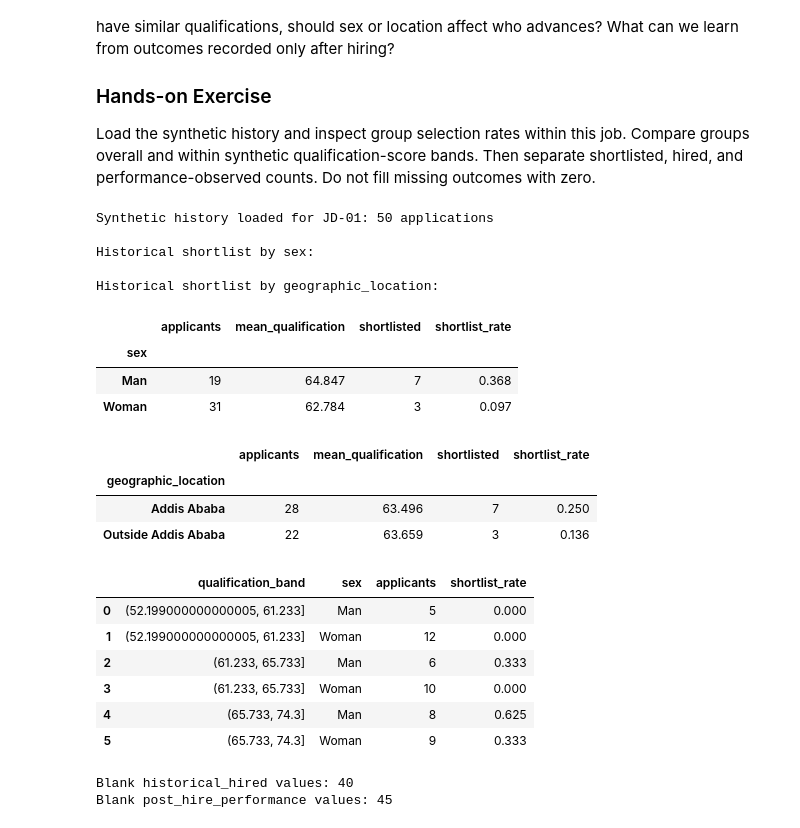
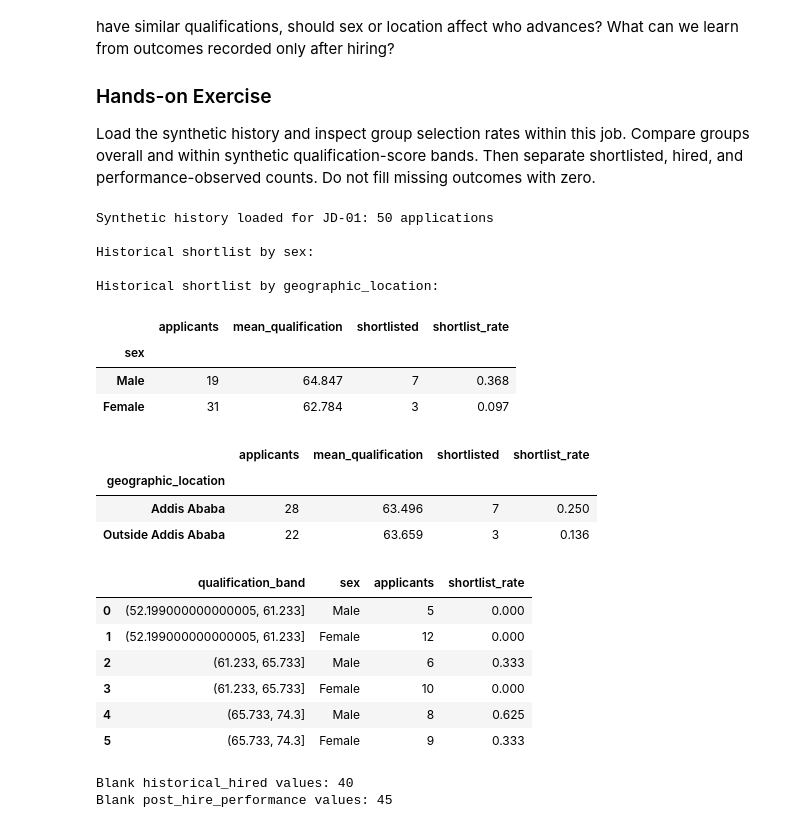
Before and after one commit to 123botieno/HR_use-case, a Jupyter notebook: job-matching-fairness/job_matching_fairness.ipynb, the cells around one changed output. Cells and saved outputs as stored; diff of their text form; code cells hidden in the pictures.

Commit message:
Use female and male labels in Problem 3

```diff
--- a/job-matching-fairness/job_matching_fairness.ipynb
+++ b/job-matching-fairness/job_matching_fairness.ipynb
@@ -304,41 +304,44 @@ print(f"Synthetic history loaded for {JOB_ID}: {len(job_history)} applications")
 for attribute in ['sex', 'geographic_location']:
     summary = job_history.groupby(attribute, observed=True).agg(
         applicants=('candidate_id', 'size'),
         mean_qualification=('simulated_qualification_score', 'mean'),
         shortlisted=('historical_shortlisted', 'sum'),
     )
     summary['shortlist_rate'] = summary.shortlisted / summary.applicants
     print(f"\nHistorical shortlist by {attribute}:")
+    if attribute == 'sex':
+        summary = summary.rename(index={'Woman': 'Female', 'Man': 'Male'})
     display(summary.round(3))
 
 job_history['qualification_band'] = pd.qcut(
     job_history.simulated_qualification_score, q=3, duplicates='drop'
 )
 conditional = job_history.groupby(['qualification_band', 'sex'], observed=True).agg(
     applicants=('candidate_id', 'size'), shortlist_rate=('historical_shortlisted', 'mean')
 ).reset_index()
+conditional['sex'] = conditional['sex'].replace({'Woman': 'Female', 'Man': 'Male'})
 display(conditional.round(3))
 # %% [output]
 Synthetic history loaded for JD-01: 50 applications
 
 Historical shortlist by sex:
 
 Historical shortlist by geographic_location:
 |  | applicants | mean_qualification | shortlisted | shortlist_rate |
 | sex |  |  |  |  |
-| Man | 19 | 64.847 | 7 | 0.368 |
-| Woman | 31 | 62.784 | 3 | 0.097 |
+| Male | 19 | 64.847 | 7 | 0.368 |
+| Female | 31 | 62.784 | 3 | 0.097 |
 |  | applicants | mean_qualification | shortlisted | shortlist_rate |
 | geographic_location |  |  |  |  |
 | Addis Ababa | 28 | 63.496 | 7 | 0.250 |
 | Outside Addis Ababa | 22 | 63.659 | 3 | 0.136 |
 |  | qualification_band | sex | applicants | shortlist_rate |
-| 0 | (52.199000000000005, 61.233] | Man | 5 | 0.000 |
-| 1 | (52.199000000000005, 61.233] | Woman | 12 | 0.000 |
-| 2 | (61.233, 65.733] | Man | 6 | 0.333 |
-| 3 | (61.233, 65.733] | Woman | 10 | 0.000 |
-| 4 | (65.733, 74.3] | Man | 8 | 0.625 |
-| 5 | (65.733, 74.3] | Woman | 9 | 0.333 |
+| 0 | (52.199000000000005, 61.233] | Male | 5 | 0.000 |
+| 1 | (52.199000000000005, 61.233] | Female | 12 | 0.000 |
+| 2 | (61.233, 65.733] | Male | 6 | 0.333 |
+| 3 | (61.233, 65.733] | Female | 10 | 0.000 |
+| 4 | (65.733, 74.3] | Male | 8 | 0.625 |
+| 5 | (65.733, 74.3] | Female | 9 | 0.333 |
 # %%
 job_history['shortlist_status'] = job_history.historical_shortlisted.map(
     {0: 'Not shortlisted', 1: 'Shortlisted'}
```
Also changed, not shown: parts of 1 cell of this notebook, 1 other file.
